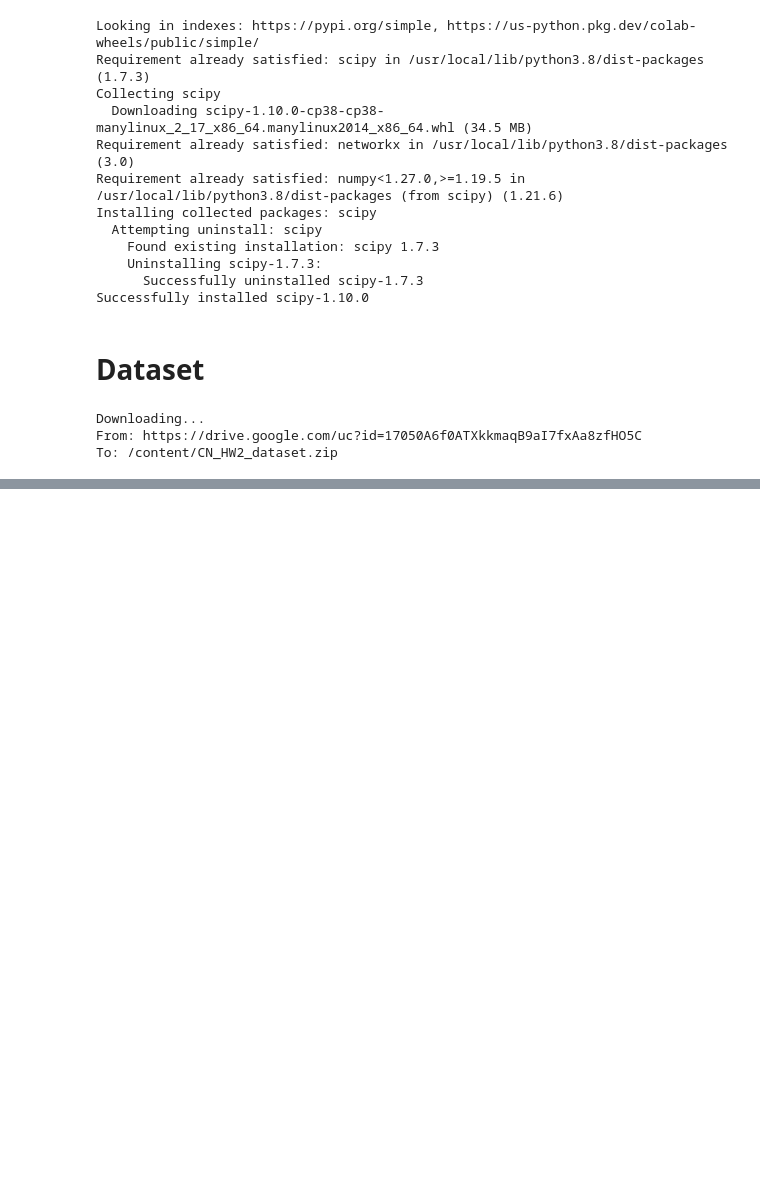
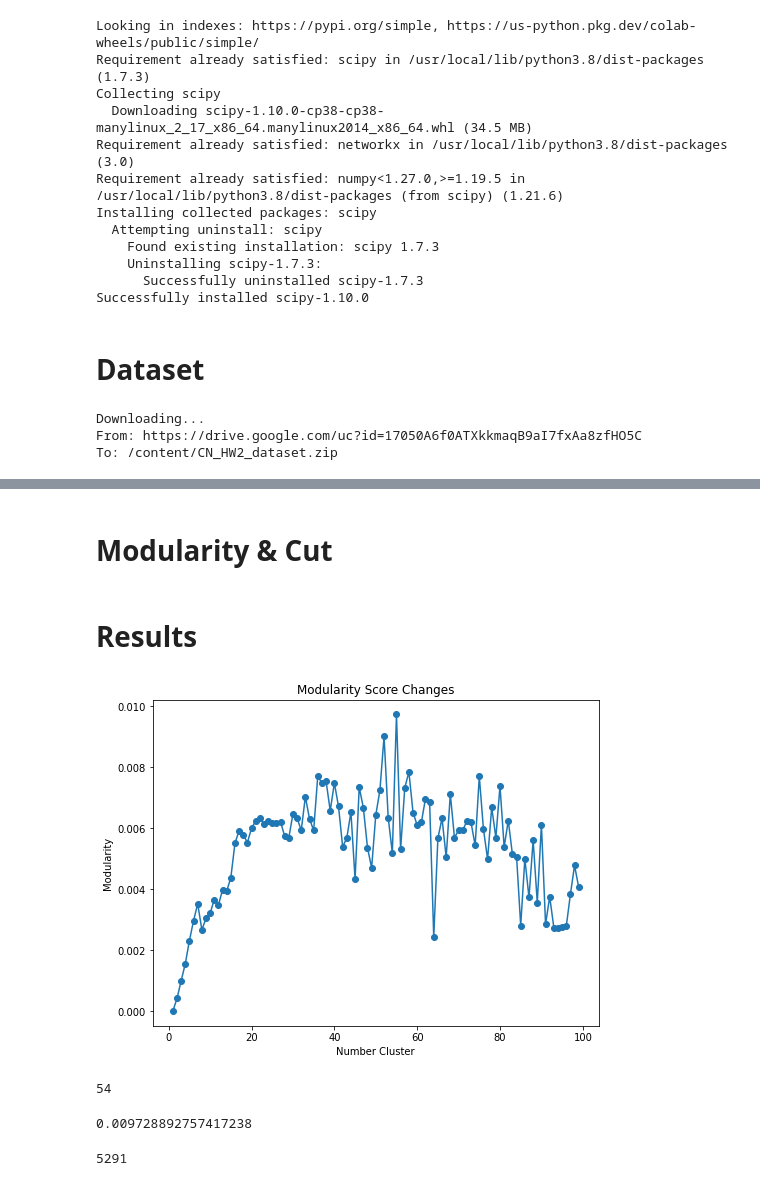
Before and after one commit to AUT-Student/CN-HW2, a Jupyter notebook: CN_HW2_Q3.ipynb, the cells around one changed output, grey strips where cells are left out. Cells and saved outputs as stored; diff of their text form; code cells hidden in the pictures; blank space fills up the shorter version.

```diff
--- a/CN_HW2_Q3.ipynb
+++ b/CN_HW2_Q3.ipynb
@@ -71,6 +76,8 @@ laplace_graph = Laplace(graph)
 # %%
 values, vectors = np.linalg.eig(laplace_graph)
+# %%
+idx = values.argsort()[::-1]
+values = values[idx]
+vectors = vectors[:,idx]
 # %%
 ss_vector = np.array([float(x) for x in vectors[-2]])
-# %%
-kmeans = KMeans(n_clusters=5, random_state=0).fit(ss_vector.reshape(-1, 1))
@@ -87,0 +84,2 @@ plt.show()
+# %% [markdown]
+# Modularity & Cut
@@ -87,0 +105,44 @@ plt.show()
+# %%
+def cut(graph, clusters):
+  output = 0
+  for i, node_i in enumerate(graph.nodes()):
+    for j, node_j in enumerate(graph.nodes()):
+      if i<j and clusters[i]!=clusters[j] and graph.has_edge(node_i, node_j):
+        output += 1
+
+  return output
+# %% [markdown]
+# Results
+# %%
+modularity_scores = list()
+cut_scores = list()
+for n_clusters in range(1, 100):
+  kmeans = KMeans(n_clusters=n_clusters, random_state=0).fit(ss_vector.reshape(-1, 1))
+  modularity_score = modularity(graph, kmeans.labels_)
+  cut_score = cut(graph, kmeans.labels_)
+
+  modularity_scores.append(modularity_score)
+  cut_scores.append(cut_score)
+# %%
+plt.scatter(range(1, 100), modularity_scores)
+plt.plot(range(1, 100), modularity_scores)
+
+plt.title("Modularity Score Changes")
+plt.xlabel("Number Cluster")
+plt.ylabel("Modularity")
+plt.gcf().set_size_inches(8, 6)
+plt.show()
+# %% [output]
+[figure, added]
+# %%
+np.argmax(modularity_scores)
+# %% [output]
+54
+# %%
+modularity_scores[54]
+# %% [output]
+0.009728892757417238
+# %%
+cut_scores[54]
+# %% [output]
+5291
```
Also changed, not shown: parts of 7 cells of this notebook.
